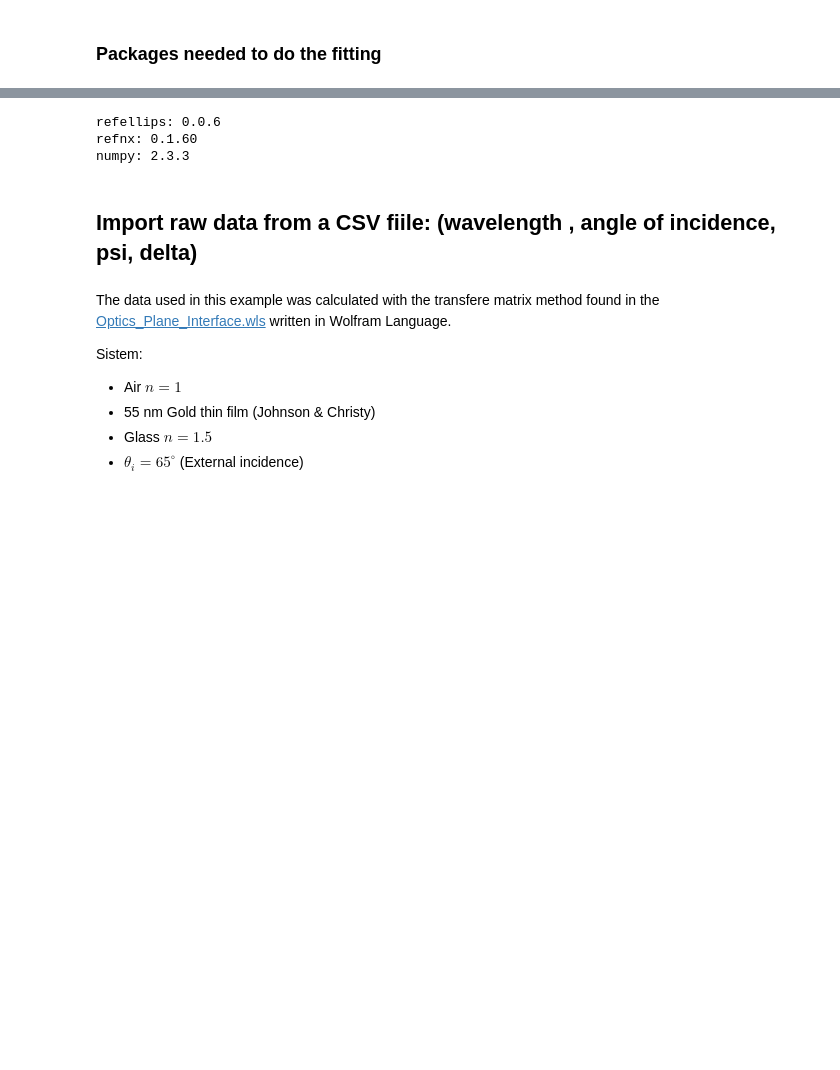
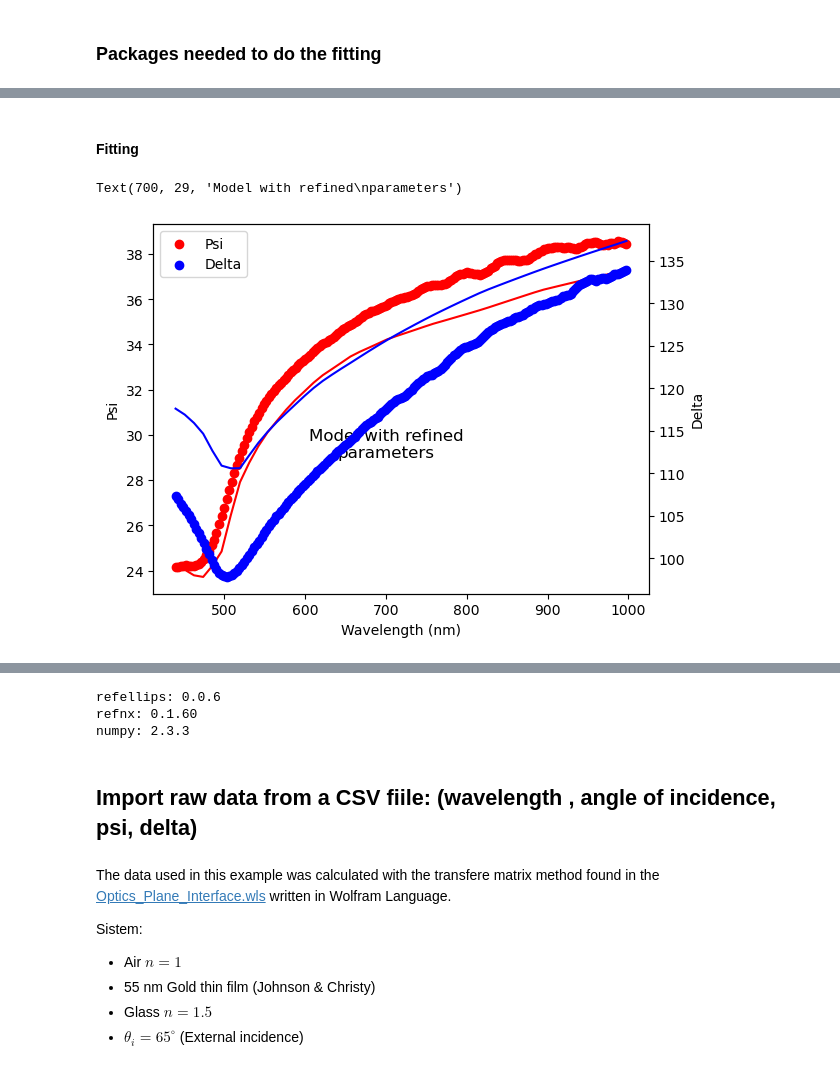
Before and after one commit to jaurrutia/Ellipsometry-UNAM-UDFJC, a Jupyter notebook: refellips-usage/1-Baiscs-ThinFilm-CSV.ipynb, the cells around one changed output, grey strips where cells are left out. Drawn from its saved outputs; the diff is of its cells as text; code cells hidden in the pictures; blank space fills up the shorter version.

```diff
--- a/refellips-usage/1-Baiscs-ThinFilm-CSV.ipynb
+++ b/refellips-usage/1-Baiscs-ThinFilm-CSV.ipynb
@@ -7,0 +11,12 @@ Based on the [official refellips demos](https://refellips.readthedocs.io/en/main
+# %%
+# The thickness of layers are given in Angstroms.
+gold_layer = gold(350.)  # Estimated thickness of the sample (350 angstroms  = 35 nm)
+gold_layer.thick.setp(vary=True, bounds=(50., 1000.)) # A flat surfaces is assumed. It is stated that the thickness can be varied and a ranged for it is defined
+
+ti_layer = titanium(35.)
+
+struc = air() | gold_layer | ti_layer | glass() # The structure of the system is defined with the refractive indices give at the begining.
+                                     # The first (fronting/incidence) and last (backing/transmition) materials are assumed to
+                                     # be infinite, thus no thickness is requiered. Any other materila is finite.
+
+model = ReflectModelSE(struc) # Lastly the system can be modeled with the transfer matrix method
@@ -7,0 +62,8 @@ Based on the [official refellips demos](https://refellips.readthedocs.io/en/main
+# %%
+# ObjectiveSE function
+# To retrieve fara from the model and the actual data
+
+objective = ObjectiveSE(model, data)
+objective.residuals();
+# %% [markdown]
+#### Fitting
@@ -7,0 +73,6 @@ Based on the [official refellips demos](https://refellips.readthedocs.io/en/main
+# %%
+fig, ax = objective.plot()
+ax.text(700, 29, "Model with refined\nparameters", ha="center", fontsize=12)
+# %% [output]
+Text(700, 29, 'Model with refined\nparameters')
+[figure, added]
```
Also changed, not shown: parts of 69 cells of this notebook.
